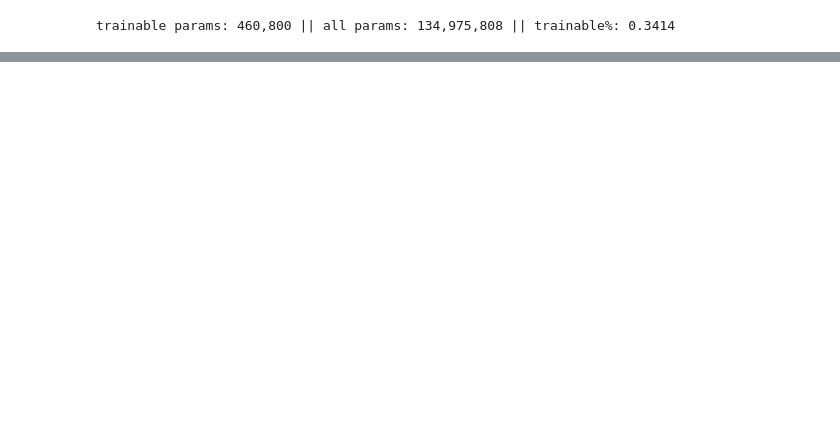
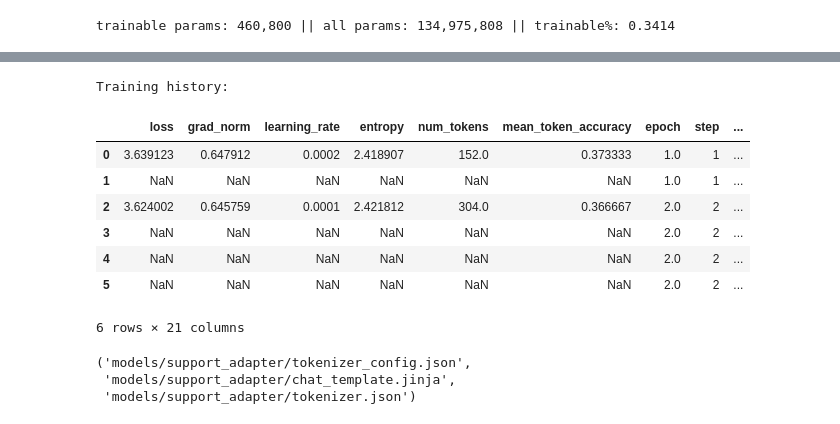
Before and after one commit to 0xEmad25/Multi_Model_Agent_Architecture, a Jupyter notebook: models/LoRA/main.ipynb, the cells around one changed output, grey strips where cells are left out. Cells and saved outputs as stored; diff of their text form; code cells hidden in the pictures; blank space fills up the shorter version.

```diff
--- a/models/LoRA/main.ipynb
+++ b/models/LoRA/main.ipynb
@@ -161,0 +457,41 @@ tokenizer_c.save_pretrained("models/support_adapter")
+# %%
+history_c = pd.DataFrame(
+    trainer_c.state.log_history
+)
+
+train_logs_c = (
+    history_c[history_c["loss"].notna()].copy()
+    if "loss" in history_c.columns
+    else pd.DataFrame()
+)
+
+eval_logs_c = (
+    history_c[history_c["eval_loss"].notna()].copy()
+    if "eval_loss" in history_c.columns
+    else pd.DataFrame()
+)
+
+print("Training history:")
+display(history_c)
+# %% [output]
+Training history:
+|  | loss | grad_norm | learning_rate | entropy | num_tokens | mean_token_accuracy | epoch | step | ... |
+| 0 | 3.639123 | 0.647912 | 0.0002 | 2.418907 | 152.0 | 0.373333 | 1.0 | 1 | ... |
+| 1 | NaN | NaN | NaN | NaN | NaN | NaN | 1.0 | 1 | ... |
+| 2 | 3.624002 | 0.645759 | 0.0001 | 2.421812 | 304.0 | 0.366667 | 2.0 | 2 | ... |
+| 3 | NaN | NaN | NaN | NaN | NaN | NaN | 2.0 | 2 | ... |
+| 4 | NaN | NaN | NaN | NaN | NaN | NaN | 2.0 | 2 | ... |
+| 5 | NaN | NaN | NaN | NaN | NaN | NaN | 2.0 | 2 | ... |
+6 rows × 21 columns
+# %%
+model_c.save_pretrained(
+    "models/support_adapter"
+)
+
+tokenizer_c.save_pretrained(
+    "models/support_adapter"
+)
+# %% [output]
+('models/support_adapter/tokenizer_config.json',
+ 'models/support_adapter/chat_template.jinja',
+ 'models/support_adapter/tokenizer.json')
```
Also changed, not shown: parts of 5 cells of this notebook, 3 other files.
